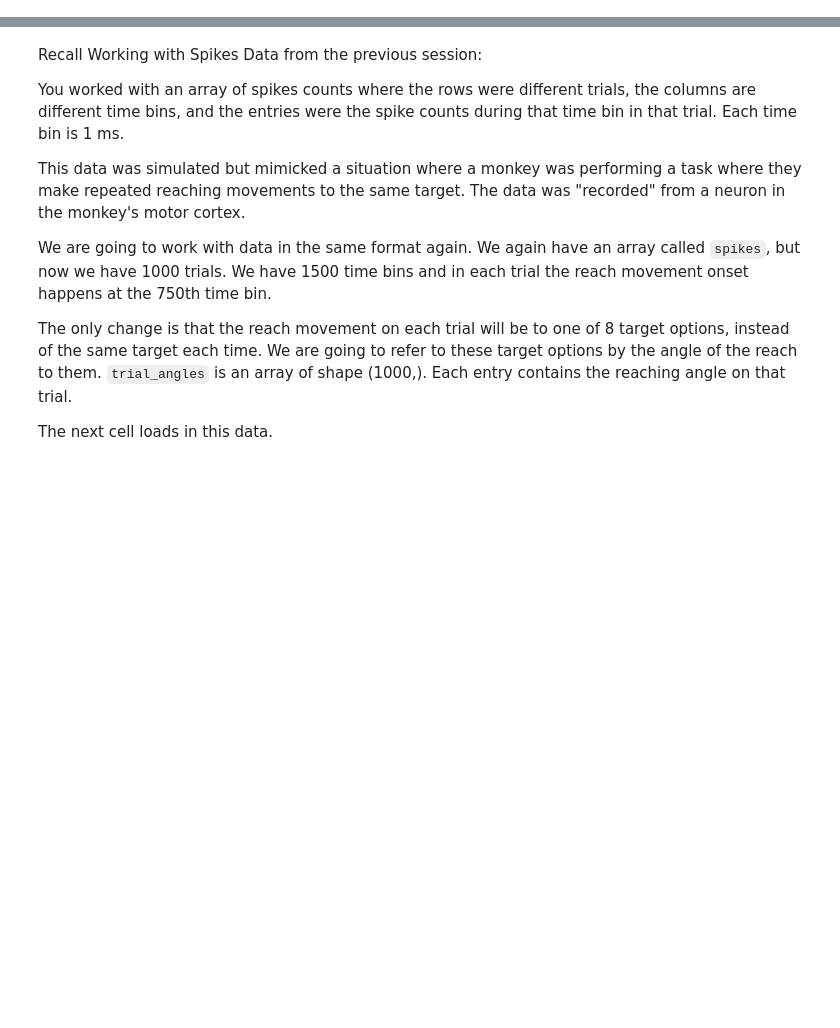
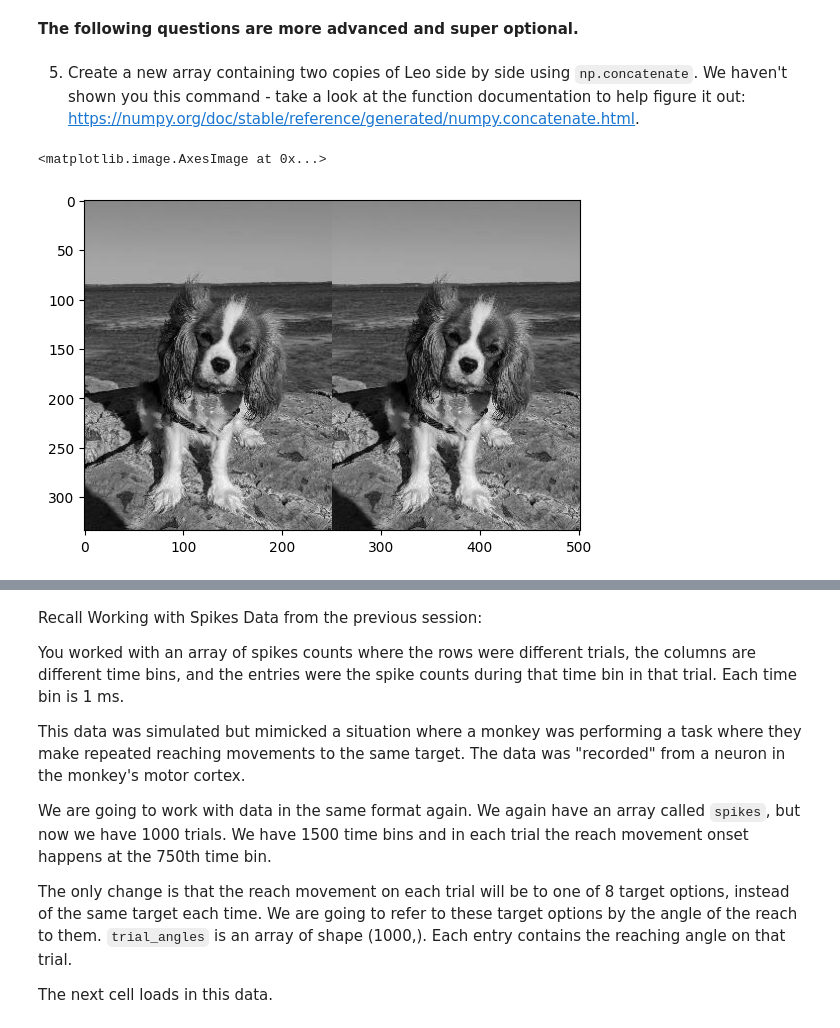
Before and after one commit to ebatty/CodingBootcamp, a Jupyter notebook: content/Session2_Exercises_Solutions.ipynb, the cells around one changed output, grey strips where cells are left out. Drawn from its saved outputs; the diff is of its cells as text; code cells hidden in the pictures; blank space fills up the shorter version.

```diff
--- a/content/Session2_Exercises_Solutions.ipynb
+++ b/content/Session2_Exercises_Solutions.ipynb
@@ -4,0 +73,11 @@
+# %% [markdown]
+**The following questions are more advanced and super optional.**
+# %% [markdown]
+5. Create a new array containing two copies of Leo side by side using `np.concatenate`. We haven't shown you this command - take a look at the function documentation to help figure it out: https://numpy.org/doc/stable/reference/generated/numpy.concatenate.html.
+# %%
+horiz_img = np.concatenate((img, img), axis=1)
+
+plt.imshow(horiz_img, cmap = 'gray')
+# %% [output]
+<matplotlib.image.AxesImage at 0x...>
+[figure, added]
```
Also changed, not shown: parts of 63 cells of this notebook.
